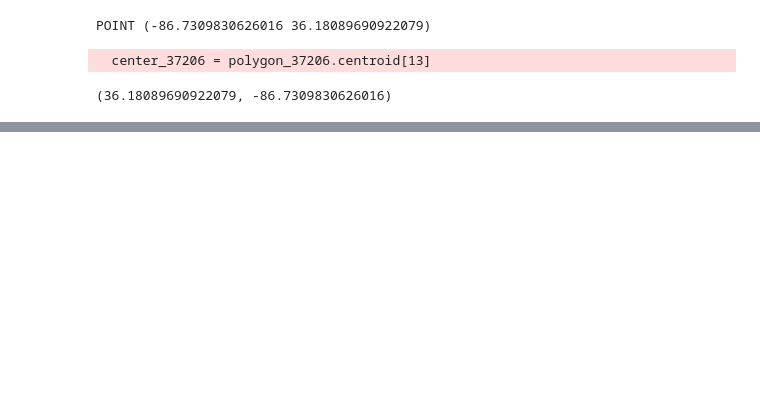
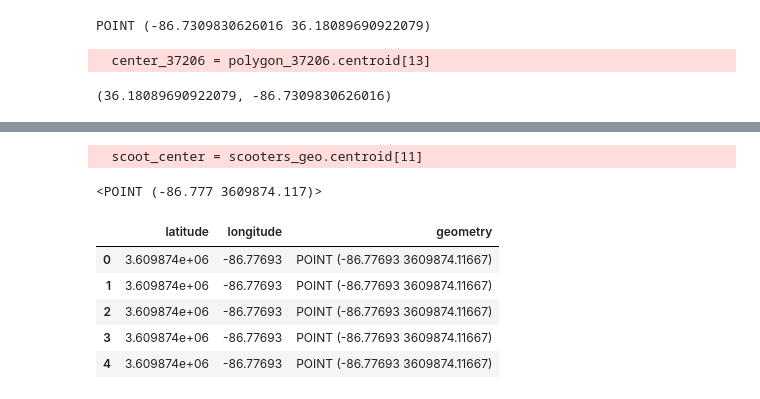
Before and after one commit to NSS-Full-Time-Data-Analytics-11/nashville-scooters-patches, a Jupyter notebook: data/scooters.ipynb, the cells around one changed output, grey strips where cells are left out. Drawn from its saved outputs; the diff is of its cells as text; code cells hidden in the pictures; blank space fills up the shorter version.

```diff
--- a/data/scooters.ipynb
+++ b/data/scooters.ipynb
@@ -262,6 +262,9 @@ zipcode_map
 database_name = 'scooter'
 
 connection_string = f"postgresql://postgres:postgres@localhost:5432/{database_name}"
+# %%
+with engine.connect() as connection:
+    scooters = pd.read_sql(text(query), con = connection)
 # %%
 engine = create_engine(connection_string)
 # %%
@@ -280,0 +292,23 @@ result
+# %%
+scooters['geometry'] = scooters.apply(lambda x: Point((float(x.longitude),
+                                                         float(x.latitude))),
+                                        axis=1)
+# %%
+scooters_geo = gpd.GeoDataFrame(scooters,
+                           crs = zipcodes.crs,
+                           geometry = scooters['geometry'])
+# %%
+scoot_center = scooters_geo.centroid[11]
+scoot_center
+# %% [output]
+  scoot_center = scooters_geo.centroid[11]
+<POINT (-86.777 3609874.117)>
+# %%
+scooters_geo.head()
+# %% [output]
+|  | latitude | longitude | geometry |
+| 0 | 3.609874e+06 | -86.77693 | POINT (-86.77693 3609874.11667) |
+| 1 | 3.609874e+06 | -86.77693 | POINT (-86.77693 3609874.11667) |
+| 2 | 3.609874e+06 | -86.77693 | POINT (-86.77693 3609874.11667) |
+| 3 | 3.609874e+06 | -86.77693 | POINT (-86.77693 3609874.11667) |
+| 4 | 3.609874e+06 | -86.77693 | POINT (-86.77693 3609874.11667) |
```
Also changed, not shown: parts of 2 cells of this notebook, 1 other file.
